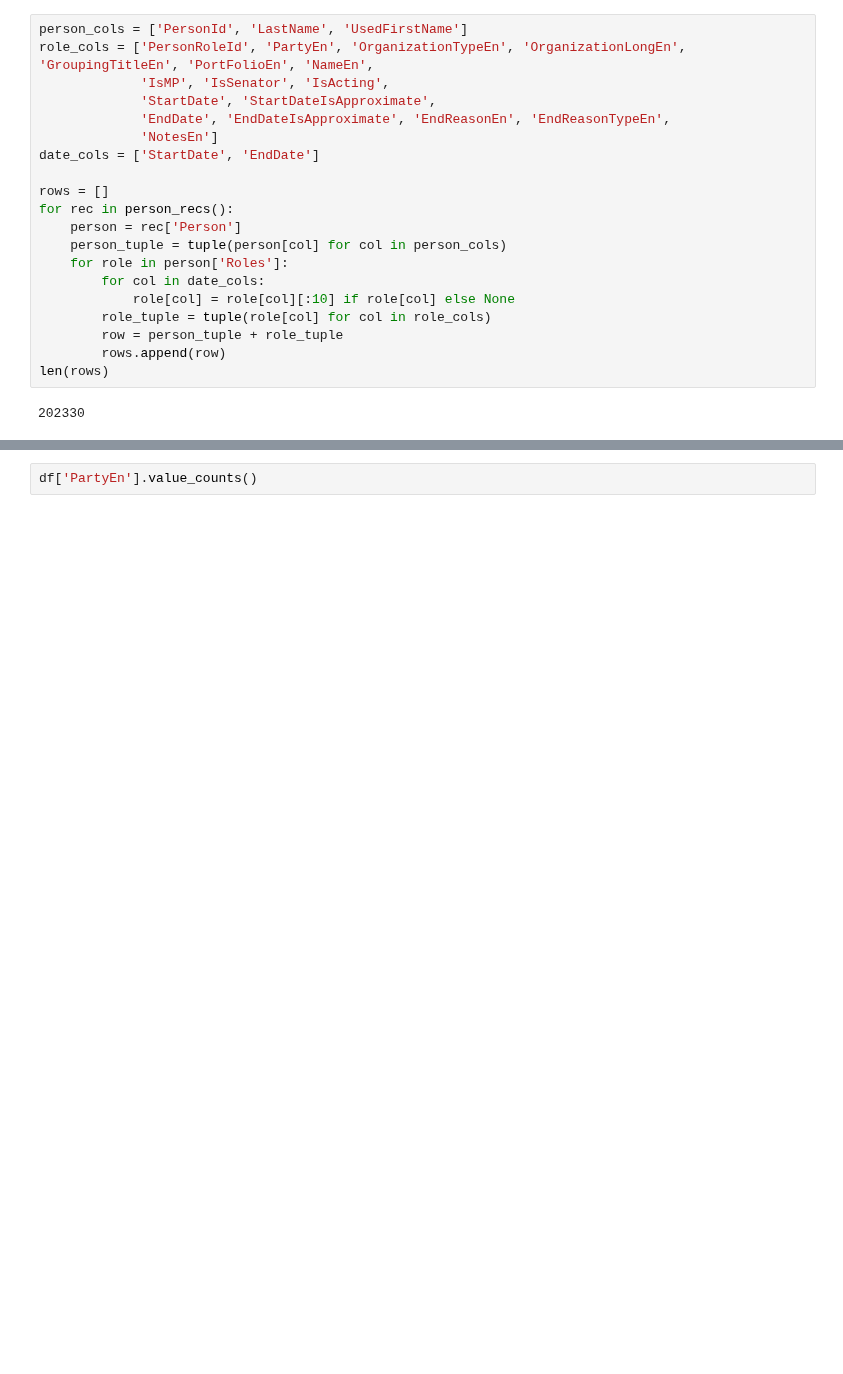
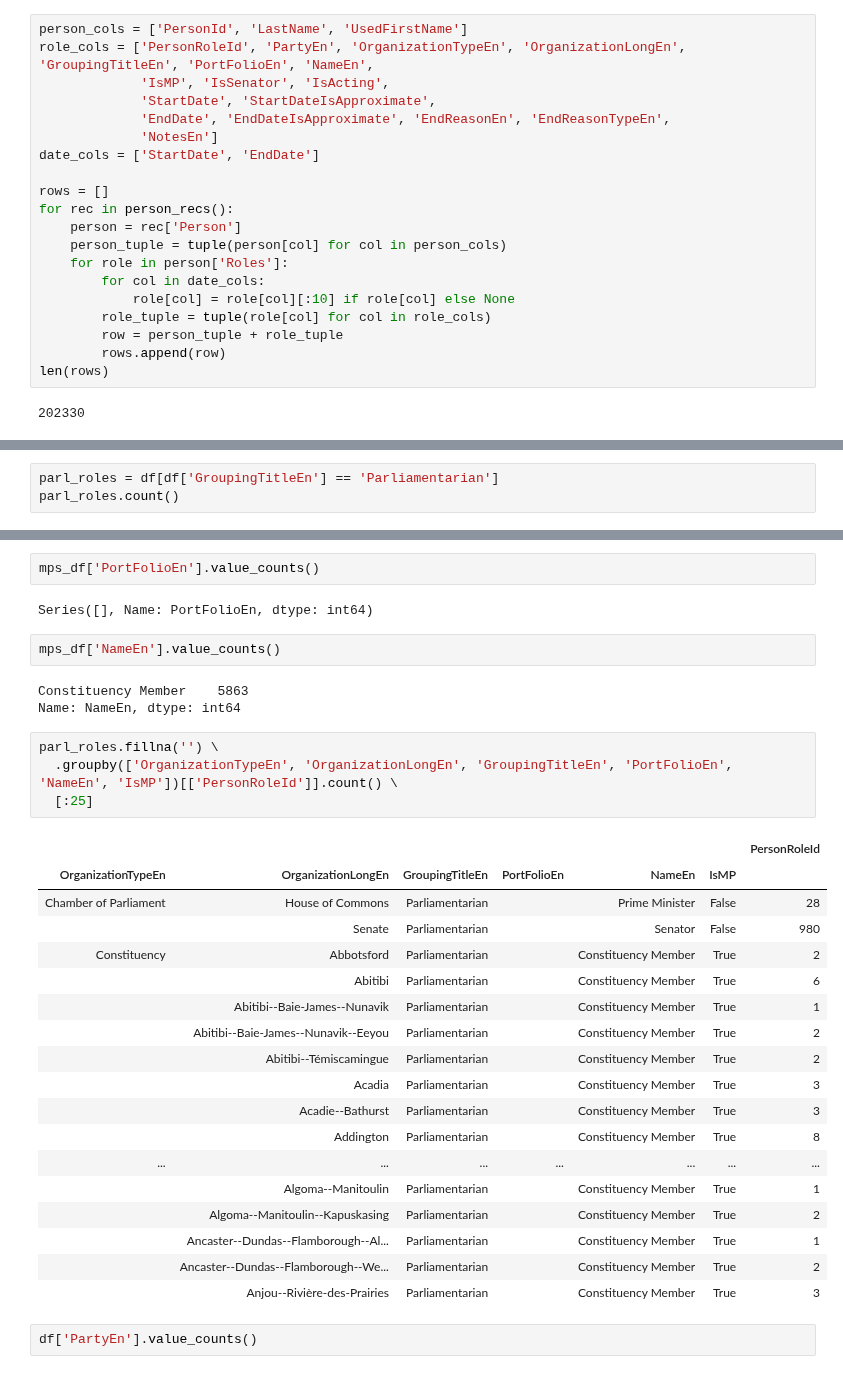
Before and after one commit to nedgar/parleh, a Jupyter notebook: notebooks/Parliamentary data.ipynb, the cells around one changed output, grey strips where cells are left out. Cells and saved outputs as stored; diff of their text form; blank space fills up the shorter version.

```diff
--- a/notebooks/Parliamentary data.ipynb
+++ b/notebooks/Parliamentary data.ipynb
@@ -313,0 +484,3 @@ df[df['IsSenator']]
+# %%
+parl_roles = df[df['GroupingTitleEn'] == 'Parliamentarian']
+parl_roles.count()
@@ -314,3 +545,35 @@ df[df['IsSenator']]
+# %%
+mps_df['PortFolioEn'].value_counts()
+# %% [output]
+Series([], Name: PortFolioEn, dtype: int64)
+# %%
+mps_df['NameEn'].value_counts()
+# %% [output]
+Constituency Member    5863
+Name: NameEn, dtype: int64
+# %%
+parl_roles.fillna('') \
+  .groupby(['OrganizationTypeEn', 'OrganizationLongEn', 'GroupingTitleEn', 'PortFolioEn', 'NameEn', 'IsMP'])[['PersonRoleId']].count() \
+  [:25]
+# %% [output]
+|  |  |  |  |  |  | PersonRoleId |
+| OrganizationTypeEn | OrganizationLongEn | GroupingTitleEn | PortFolioEn | NameEn | IsMP |  |
+| Chamber of Parliament | House of Commons | Parliamentarian |  | Prime Minister | False | 28 |
+|  | Senate | Parliamentarian |  | Senator | False | 980 |
+| Constituency | Abbotsford | Parliamentarian |  | Constituency Member | True | 2 |
+|  | Abitibi | Parliamentarian |  | Constituency Member | True | 6 |
+|  | Abitibi--Baie-James--Nunavik | Parliamentarian |  | Constituency Member | True | 1 |
+|  | Abitibi--Baie-James--Nunavik--Eeyou | Parliamentarian |  | Constituency Member | True | 2 |
+|  | Abitibi--Témiscamingue | Parliamentarian |  | Constituency Member | True | 2 |
+|  | Acadia | Parliamentarian |  | Constituency Member | True | 3 |
+|  | Acadie--Bathurst | Parliamentarian |  | Constituency Member | True | 3 |
+|  | Addington | Parliamentarian |  | Constituency Member | True | 8 |
+| ... | ... | ... | ... | ... | ... | ... |
+|  | Algoma--Manitoulin | Parliamentarian |  | Constituency Member | True | 1 |
+|  | Algoma--Manitoulin--Kapuskasing | Parliamentarian |  | Constituency Member | True | 2 |
+|  | Ancaster--Dundas--Flamborough--Al... | Parliamentarian |  | Constituency Member | True | 1 |
+|  | Ancaster--Dundas--Flamborough--We... | Parliamentarian |  | Constituency Member | True | 2 |
+|  | Anjou--Rivière-des-Prairies | Parliamentarian |  | Constituency Member | True | 3 |
 # %%
 df['PartyEn'].value_counts()
 # %% [output]
```
Also changed, not shown: parts of 26 cells of this notebook, 1 other file.
